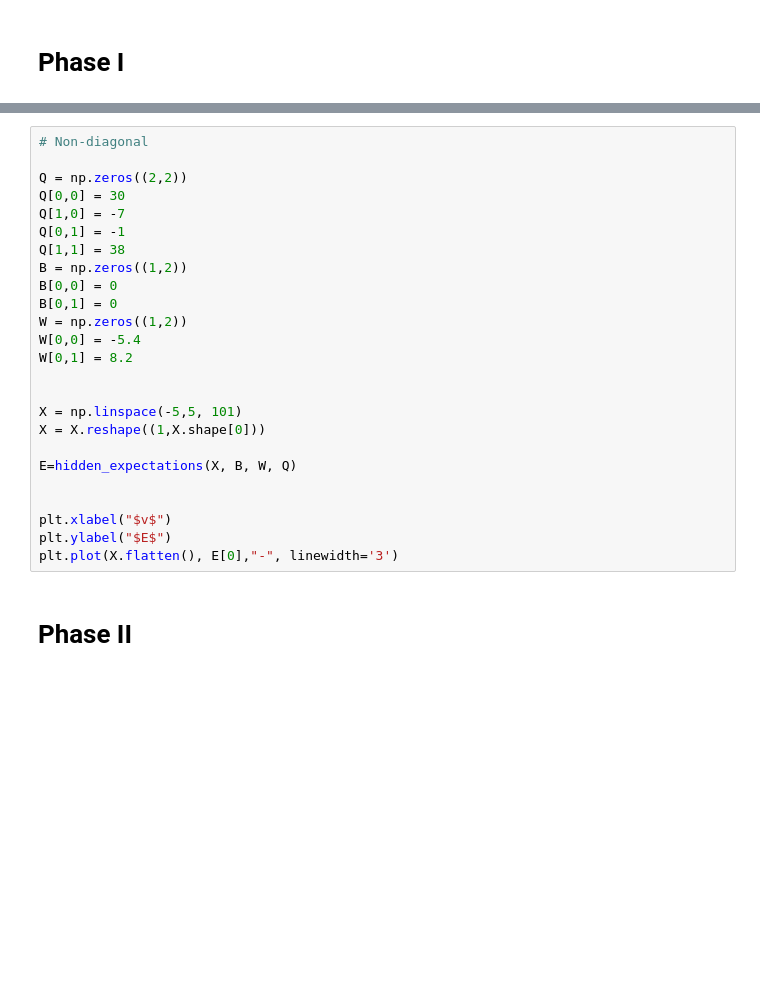
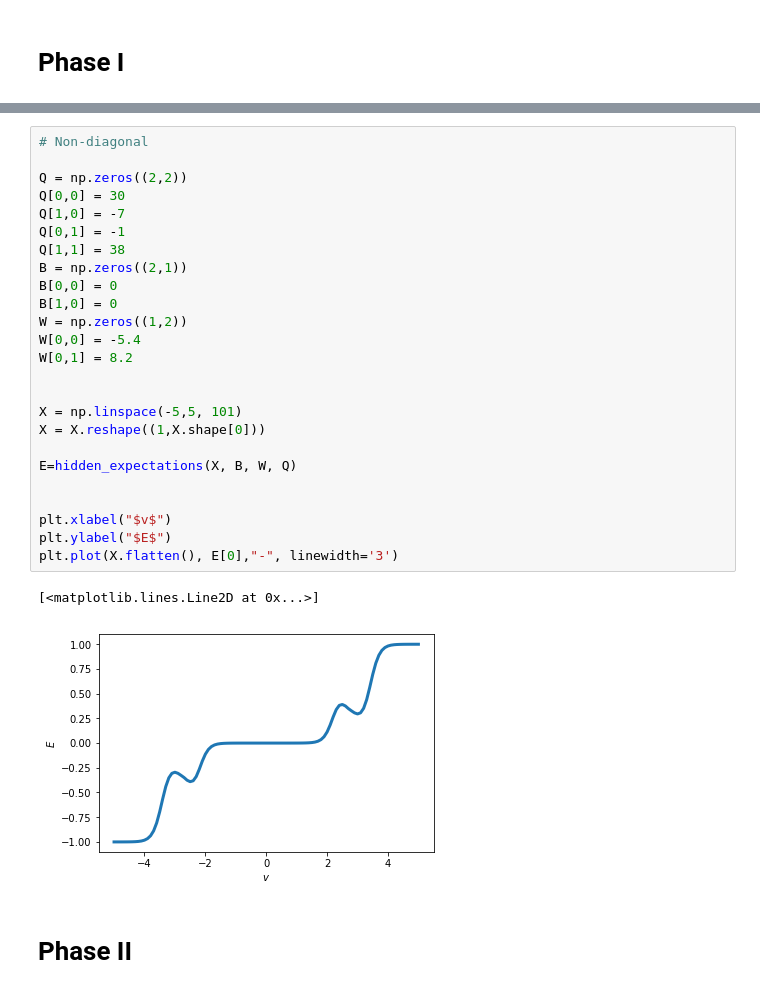
Before and after one commit to RiemannAI/theta, a Jupyter notebook: examples/Ehv_plots.ipynb, the cells around one changed output, grey strips where cells are left out. Saved outputs shown, nothing was run; the diff lists cells and outputs as text; blank space fills up the shorter version.

```diff
--- a/examples/Ehv_plots.ipynb
+++ b/examples/Ehv_plots.ipynb
@@ -135,28 +208,31 @@ plt.savefig("EhvPhaseI-3.eps", format="eps")
 # %%
 # Non-diagonal
 
 Q = np.zeros((2,2))
 Q[0,0] = 30
 Q[1,0] = -7
 Q[0,1] = -1
 Q[1,1] = 38
-B = np.zeros((1,2))
+B = np.zeros((2,1))
 B[0,0] = 0
-B[0,1] = 0
+B[1,0] = 0
 W = np.zeros((1,2))
 W[0,0] = -5.4
 W[0,1] = 8.2
 
 
 X = np.linspace(-5,5, 101)
 X = X.reshape((1,X.shape[0]))
 
 E=hidden_expectations(X, B, W, Q)
 
 
 plt.xlabel("$v$")
 plt.ylabel("$E$")
 plt.plot(X.flatten(), E[0],"-", linewidth='3')
+# %% [output]
+[<matplotlib.lines.Line2D at 0x...>]
+[figure, added]
 # %% [markdown]
 # Phase II
 # %%
```
Also changed, not shown: parts of 12 cells of this notebook, 4 other files.
